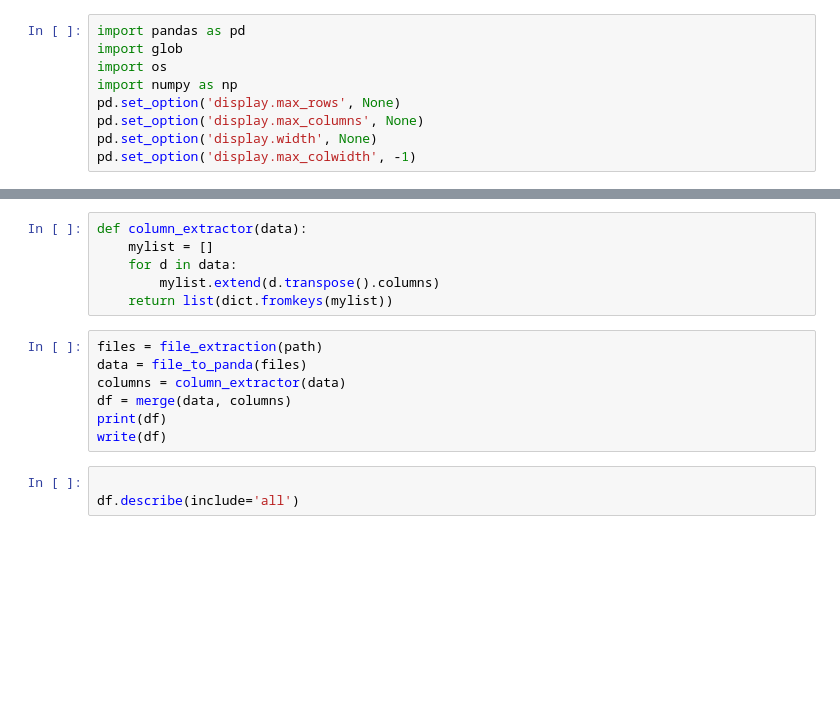
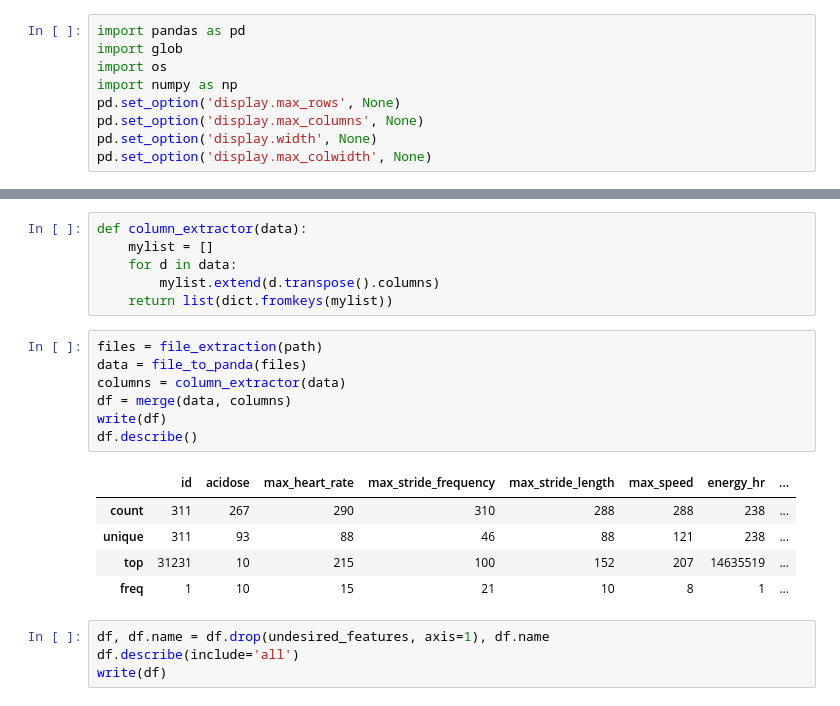
Before and after one commit to Ithanvelreq/Stage-2020, a Jupyter notebook: DataPrepInsights.ipynb, the cells around one changed output, grey strips where cells are left out. Drawn from its saved outputs; the diff is of its cells as text; blank space fills up the shorter version.

```diff
--- a/DataPrepInsights.ipynb
+++ b/DataPrepInsights.ipynb
@@ -6,7 +6,7 @@ import numpy as np
 pd.set_option('display.max_rows', None)
 pd.set_option('display.max_columns', None)
 pd.set_option('display.width', None)
-pd.set_option('display.max_colwidth', -1)
+pd.set_option('display.max_colwidth', None)
 # %%
 path = r'C:\Users\Ithan Velarde\Desktop\Stage 2020\Horse Data\Small_dataset'
 target_file = 'insight.json'
@@ -59,10 +64,17 @@ def column_extractor(data):
 # %%
 files = file_extraction(path)
 data = file_to_panda(files)
 columns = column_extractor(data)
 df = merge(data, columns)
-print(df)
 write(df)
+df.describe()
+# %% [output]
+|  | id | acidose | max_heart_rate | max_stride_frequency | max_stride_length | max_speed | energy_hr | ... |
+| count | 311 | 267 | 290 | 310 | 288 | 288 | 238 | ... |
+| unique | 311 | 93 | 88 | 46 | 88 | 121 | 238 | ... |
+| top | 31231 | 10 | 215 | 100 | 152 | 207 | 14635519 | ... |
+| freq | 1 | 10 | 15 | 21 | 10 | 8 | 1 | ... |
-# %%
-
-df.describe(include='all')
+# %%
+df, df.name = df.drop(undesired_features, axis=1), df.name
+df.describe(include='all')
+write(df)
```
Also changed, not shown: parts of 4 cells of this notebook.
